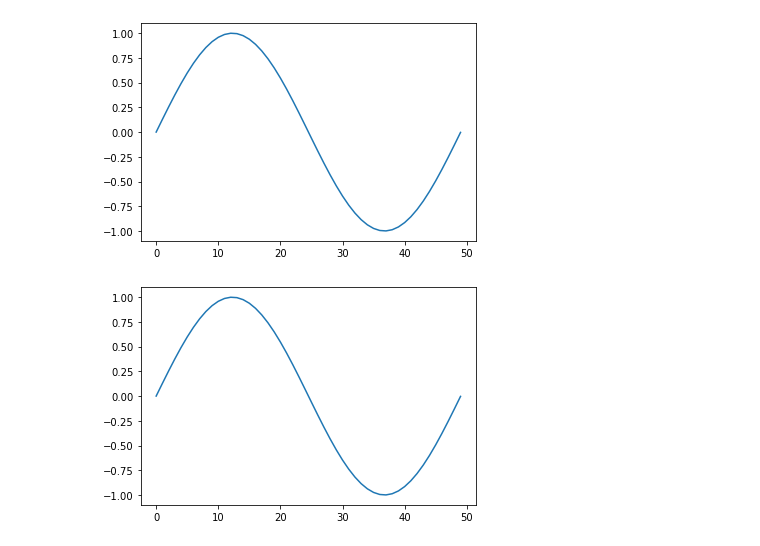
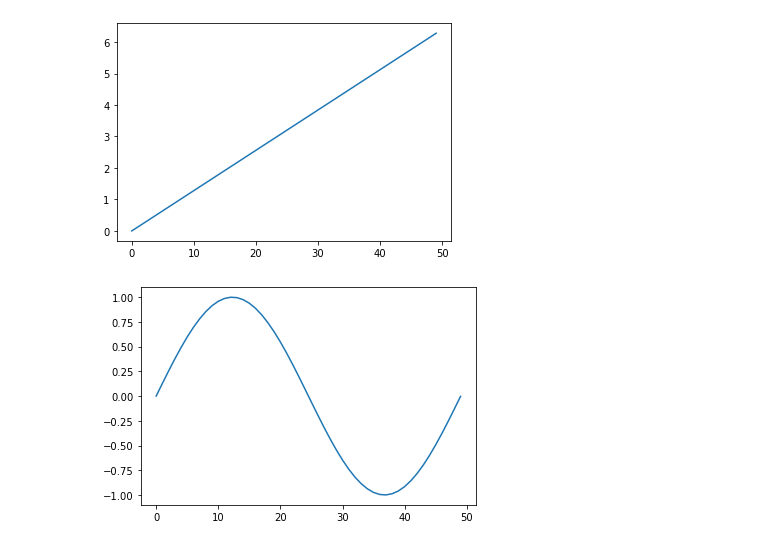
Before and after one commit to eytanohana/Git-Cheat-Sheet, a Jupyter notebook: Untitled.ipynb, the cells around one changed output. Saved outputs shown, nothing was run; the diff lists cells and outputs as text; code cells hidden in the pictures.

```diff
--- a/Untitled.ipynb
+++ b/Untitled.ipynb
@@ -2,9 +2,9 @@
 import numpy as np
 import matplotlib.pyplot as plt
 # %%
-plt.plot(np.sin(np.linspace(0, 6.28)));
+plt.plot(np.linspace(0, 6.28));
 # %% [output]
-[figure, old version]
+[figure, new version]
 # %%
 plt.plot(np.sin(np.linspace(0, 6.28)));
 # %% [output]
```
